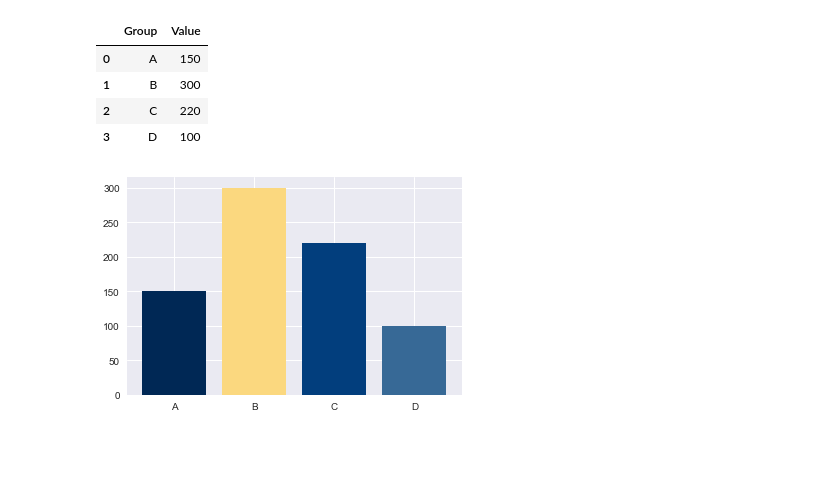
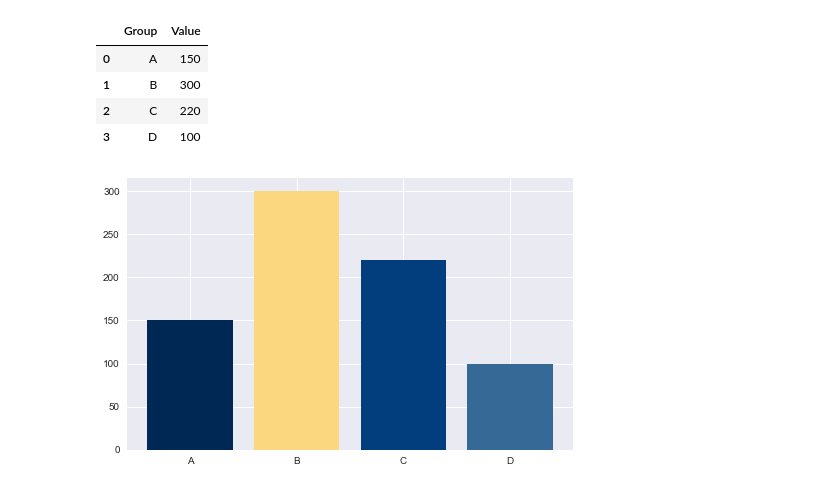
Before and after one commit to JohnTrunix/data-science-jupyter-book, a Jupyter notebook: pages/visualization/visuals/charts/vbar.ipynb, the cells around one changed output. Cells and saved outputs as stored; diff of their text form; code cells hidden in the pictures; blank space fills up the shorter version.

Commit message:
added new visuals

```diff
--- a/pages/visualization/visuals/charts/vbar.ipynb
+++ b/pages/visualization/visuals/charts/vbar.ipynb
@@ -53,8 +53,9 @@ df.head()
 # %%
 mpl.style.use('seaborn')
 colors = ['#002855', '#FBD87F', '#023E7D', '#376996', '#829CBC', '#F8C23A']
+fig = plt.figure(figsize=(8, 5))
 
 plt.bar(x=df['Group'], height=df['Value'], color=colors)
 plt.show()
 # %% [output]
-[figure, old version]
+[figure, new version]
```
Also changed, not shown: 30 other files.
